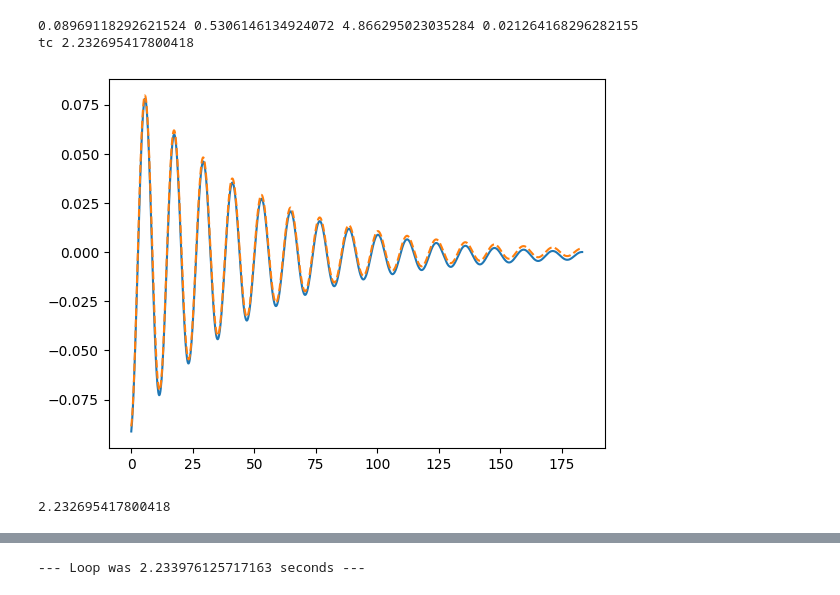
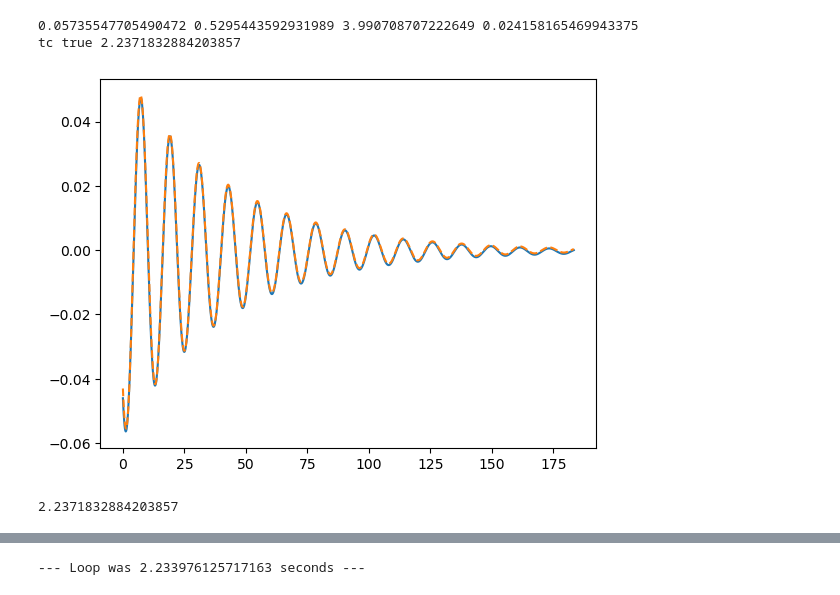
Before and after one commit to Mathiasheltberg/GeneticResonanceInp53_CellSystems, a Jupyter notebook: DataToUpload/Figure3/Model_Fit.ipynb, the cells around one changed output, grey strips where cells are left out. Saved outputs shown, nothing was run; the diff lists cells and outputs as text; code cells hidden in the pictures.

```diff
--- a/DataToUpload/Figure3/Model_Fit.ipynb
+++ b/DataToUpload/Figure3/Model_Fit.ipynb
@@ -59,13 +59,21 @@ def find_peaks(arr):
 @njit
 def Simp53(omega,A,OM,TC,a0,b0,c0,d0,e0,f0,g0):
 
-    a = a0*TC*OM;
-    b = b0*TC;
-    c = c0*OM;
-    d = d0*TC/OM;
-    e = e0*TC;
-    f = f0*TC;
-    g = g0*TC
+    a = a0
+    b = b0
+    c = c0
+    d = d0
+    e = e0
+    f = f0
+    g = g0
+
+    #a = 3.
+    #b = 4.5
+    #c = 0.5
+    #d = 0.3
+    #e = 1
+    #f = 1
+    #g = 0.7
 
     Tmax = 250
     t = 0; dt = .001; ts = 1./6; click = 0; Saf = np.zeros((int(Tmax/ts)+1,3));
@@ -101,41 +109,43 @@ TC = 1
 
 a0 = .5
 b0 = 2
-c0 = .22
+c0 = .23
 d0 = .4
 e0 = .4
 f0 = .4
 g0 = .3
+
+print()
 
 Saf = Simp53(om,AA,OM,TC,a0,b0,c0,d0,e0,f0,g0)
 x = Saf[400:,1]
 t = Saf[400:,0]
 x = x - x[-1]
 t = t - t[0]
 nut = Saf[:,2]
 plt.plot(t,x)
 
 
 def test_func_osci(t, a, b,c,d):
     return a*np.sin(b * t + c)*np.exp(-d*t)
 params_decay, params_covariance_decay = optimize.curve_fit(test_func_osci, t, x,bounds=([0,2*np.pi/20,0,0], [np.max([np.max(x)*1.1,30]), 2*np.pi/1, 2*np.pi,10]),
             p0=[np.max(x), 2*np.pi/5.5,np.pi,0.1])
 a = params_decay[0]
 b = params_decay[1]
 c = params_decay[2]
 d = params_decay[3]
 print(a,b,c,d)
 plt.plot(t,test_func_osci(t, a, b,c,d),'--')
 ################## Rescale TC #################
 n = 20
 tops,valleys,topsi,valleysi = findPeaks(x,n)
 Per = t[topsi[1:]]-t[topsi[:-1]]
 TC = TC*np.mean(Per)/5.3
-print('tc',TC)
+print('tc true',TC)
 # %% [output]
-0.08969118292621524 0.5306146134924072 4.866295023035284 0.021264168296282155
-tc 2.232695417800418
+0.05735547705490472 0.5295443592931989 3.990708707222649 0.024158165469943375
+tc true 2.2371832884203857
-[figure, old version]
+[figure, new version]
 # %%
 print(TC)
 ########### Data ################
@@ -151,6 +161,26 @@ SA = SA1/np.sqrt(NN)
 OM = 2.8
 AA = .35
 
+a0 = 3.
+b0 = 4.5
+c0 = 0.5
+d0 = 0.3
+e0 = 1
+f0 = 1
+g0 = 0.7
+
+at = a0
+bt = b0
+ct = c0
+dt = d0
+et = e0
+ft = f0
+gt = g0
+
+AAt = AA
+
+Saf = Simp53(om,AAt,OM,TC,at,bt,ct,dt,et,ft,gt)
+
 AM = []
 n = 10
 
@@ -162,14 +192,14 @@ def multiple_loops_RW(N_loops,Omegas,a0,b0,c0,d0,e0,f0,g0,AA,noise,TC):
     for com in prange(len(Omegas)):
         om = Omegas[com]
         for test in prange(N_loops):
-            at = a0*(1+noise*noise*np.random.normal())
+            at = a0*(1+noise*np.random.normal())
             bt = b0*(1+noise*np.random.normal())
             ct = c0*(1+noise*np.random.normal())
             dt = d0*(1+noise*np.random.normal())
             et = e0*(1+noise*np.random.normal())
-            ft = f0*(1+0*noise*np.random.normal())
-            gt = g0*(1+0*noise*np.random.normal())
-            AAt = AA*(1+1*noise*np.random.normal())
+            ft = f0*(1+noise*np.random.normal())
+            gt = g0*(1+noise*np.random.normal())
+            AAt = AA*(1+2*noise*np.random.normal())
 
             Saf = Simp53(om,AAt,OM,TC,at,bt,ct,dt,et,ft,gt)
 
@@ -178,8 +208,6 @@ def multiple_loops_RW(N_loops,Omegas,a0,b0,c0,d0,e0,f0,g0,AA,noise,TC):
             x = x[1000:]
             AMP = 0.5*(np.max(x)-np.min(x))
 
-            #peaks = find_peaks(x)
-            #print(peaks)
             tops,valleys,topsi,valleysi = findPeaks(x,n)
             AMP_2 = (0.5*(np.mean(tops)-np.mean(valleys)))
             AM[com,test] = AMP
@@ -187,7 +215,7 @@ def multiple_loops_RW(N_loops,Omegas,a0,b0,c0,d0,e0,f0,g0,AA,noise,TC):
     return AM
 Omegas = np.linspace(1,12,100)
 N_loops = 100
-noise = .1
+noise = .05
 AM = multiple_loops_RW(N_loops,Omegas,a0,b0,c0,d0,e0,f0,g0,AA,noise,TC)
 
 ################# Plotting ################
@@ -195,7 +223,7 @@ AM = np.array(AM)
 
 AMT = np.mean(AM,axis=0)
 # %% [output]
-2.232695417800418
+2.2371832884203857
 # %%
 
 ########### Data ################
```
Also changed, not shown: parts of 2 cells of this notebook.
